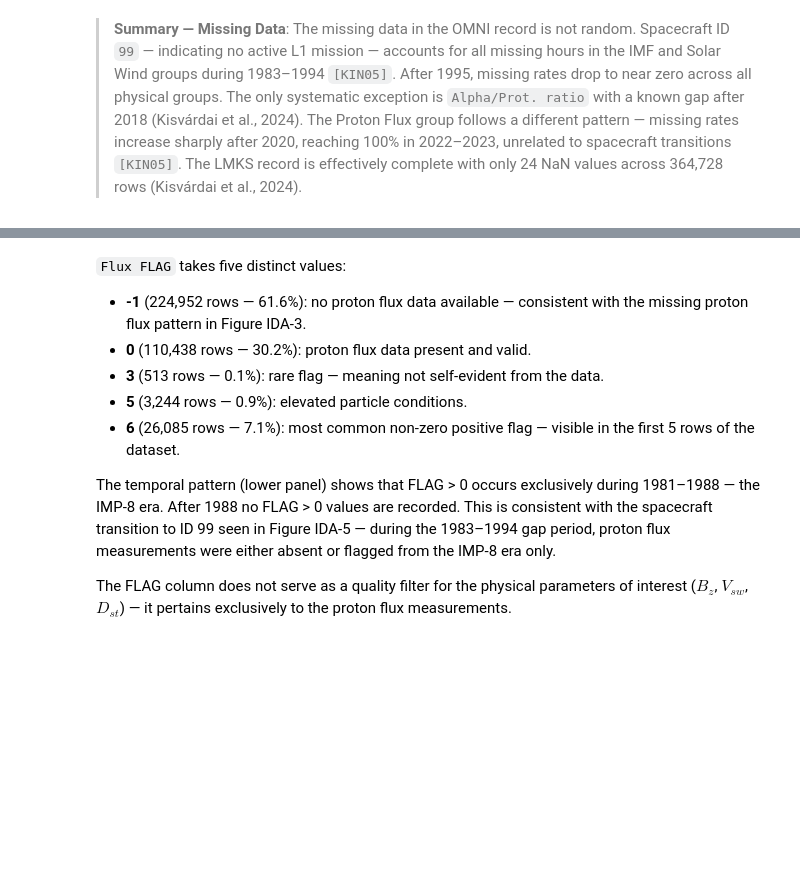
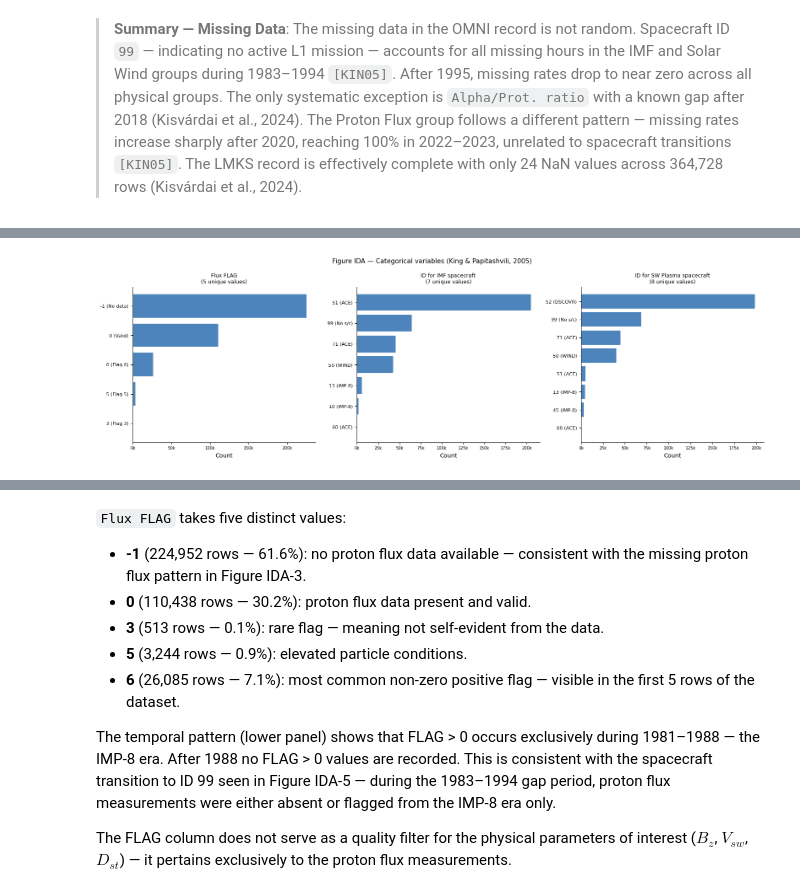
Before and after one commit to RoumenNikolov/cosmic-ray-storm-clean, a Jupyter notebook: cosmic_ray_storm_prediction.ipynb, the cells around one changed output, grey strips where cells are left out. Saved outputs shown, nothing was run; the diff lists cells and outputs as text; code cells hidden in the pictures; blank space fills up the shorter version.

Commit message:
feat: add Unique values section into Data Quality

```diff
--- a/cosmic_ray_storm_prediction.ipynb
+++ b/cosmic_ray_storm_prediction.ipynb
@@ -620,0 +777,36 @@ The transition from ID 99 to active spacecraft in 1995 explains the sharp drop i
+# %%
+# ── IDA: Categorical variables ────────────────────────────────────────────────
+# Flux FLAG, ID for IMF spacecraft, ID for SW Plasma spacecraft
+# Nominal codes — no natural order, no physical magnitude [KIN05].
+
+# ── IDA: Categorical variables — with spacecraft name labels ─────────────────
+
+spacecraft_imf = {
+    10: 'IMP-8', 13: 'IMP-8', 50: 'WIND',
+    51: 'ACE', 60: 'ACE', 71: 'ACE', 99: 'No s/c'
+}
+spacecraft_sw = {
+    13: 'IMP-8', 45: 'IMP-8', 50: 'WIND',
+    51: 'ACE', 52: 'DSCOVR', 60: 'ACE', 71: 'ACE', 99: 'No s/c'
+}
+flux_flag_labels = {
+    -1: 'No data', 0: 'Valid', 3: 'Flag 3', 5: 'Flag 5', 6: 'Flag 6'
+}
+
+fig, axes = plt.subplots(1, 3, figsize=(16, 5))
+
+bar_plot_labeled(axes[0], 'Flux FLAG',                  '#2166ac', flux_flag_labels)
+bar_plot_labeled(axes[1], 'ID for IMF spacecraft',      '#2166ac', spacecraft_imf)
+bar_plot_labeled(axes[2], 'ID for SW Plasma spacecraft','#2166ac', spacecraft_sw)
+
+for ax in axes:
+    ax.xaxis.set_tick_params(labelsize=7)
+    ax.xaxis.set_major_formatter(plt.FuncFormatter(lambda x, _: f'{int(x/1000)}k'))
+
+
+plt.suptitle('Figure IDA — Categorical variables (King & Papitashvili, 2005)', fontsize=11)
+plt.tight_layout()
+plt.savefig('images/fig_ida_categorical.png', dpi=150, bbox_inches='tight')
+plt.show()
+# %% [output]
+[figure, added]
```
Also changed, not shown: parts of 21 cells of this notebook, 1 other file.
